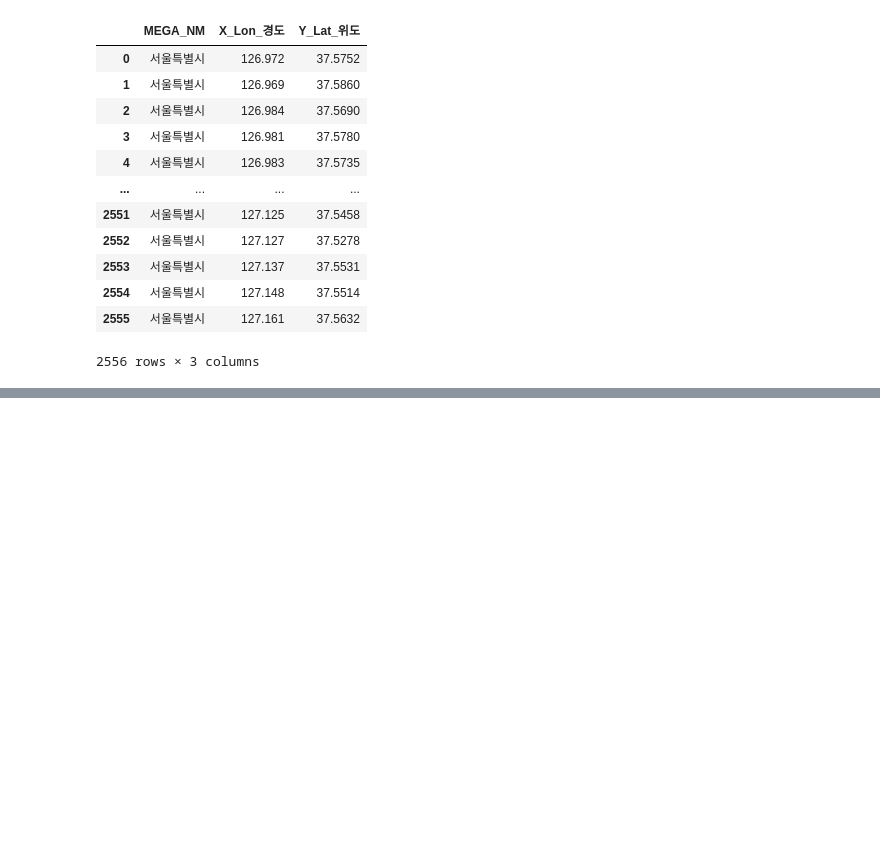
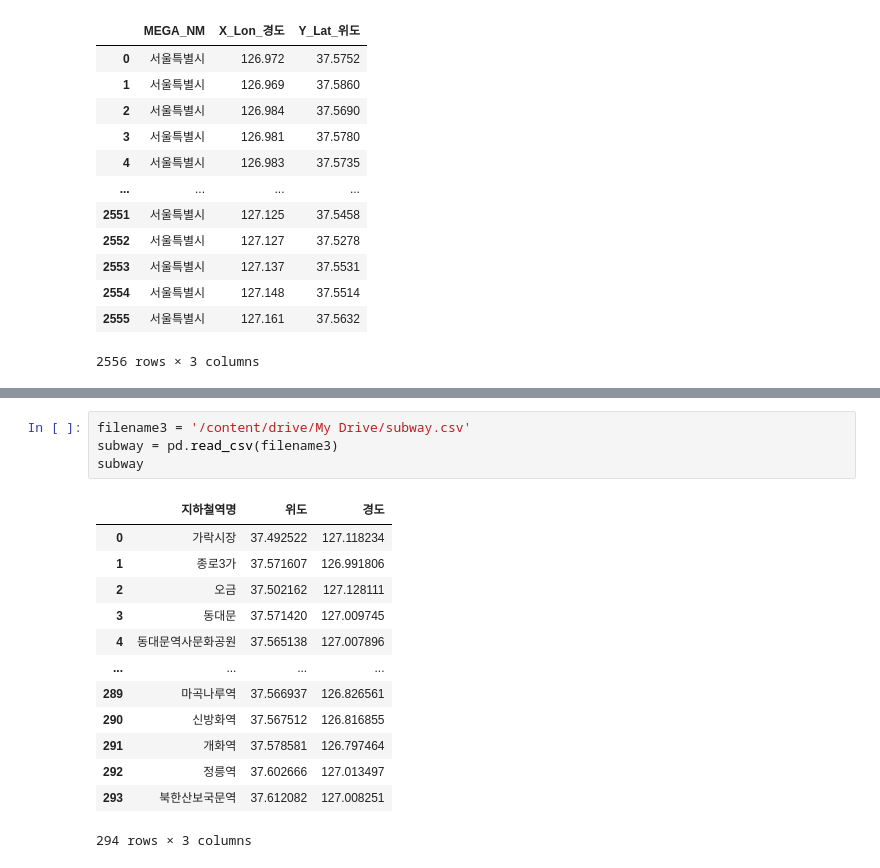
Before and after one commit to kimchaeyoung-student/Graduation, a Jupyter notebook: Conv_store.ipynb, the cells around one changed output, grey strips where cells are left out. Cells and saved outputs as stored; diff of their text form; blank space fills up the shorter version.

```diff
--- a/Conv_store.ipynb
+++ b/Conv_store.ipynb
@@ -109,3 +109,21 @@ map_osm.save('서울의_편의점_분포.html')
 map_osm
 # %% [output]
 [interactive output not drawn]
+# %%
+filename3 = '/content/drive/My Drive/subway.csv'
+subway = pd.read_csv(filename3)
+subway
+# %% [output]
+|  | 지하철역명 | 위도 | 경도 |
+| 0 | 가락시장 | 37.492522 | 127.118234 |
+| 1 | 종로3가 | 37.571607 | 126.991806 |
+| 2 | 오금 | 37.502162 | 127.128111 |
+| 3 | 동대문 | 37.571420 | 127.009745 |
+| 4 | 동대문역사문화공원 | 37.565138 | 127.007896 |
+| ... | ... | ... | ... |
+| 289 | 마곡나루역 | 37.566937 | 126.826561 |
+| 290 | 신방화역 | 37.567512 | 126.816855 |
+| 291 | 개화역 | 37.578581 | 126.797464 |
+| 292 | 정릉역 | 37.602666 | 127.013497 |
+| 293 | 북한산보국문역 | 37.612082 | 127.008251 |
+294 rows × 3 columns
```
Also changed, not shown: parts of 2 cells of this notebook.
